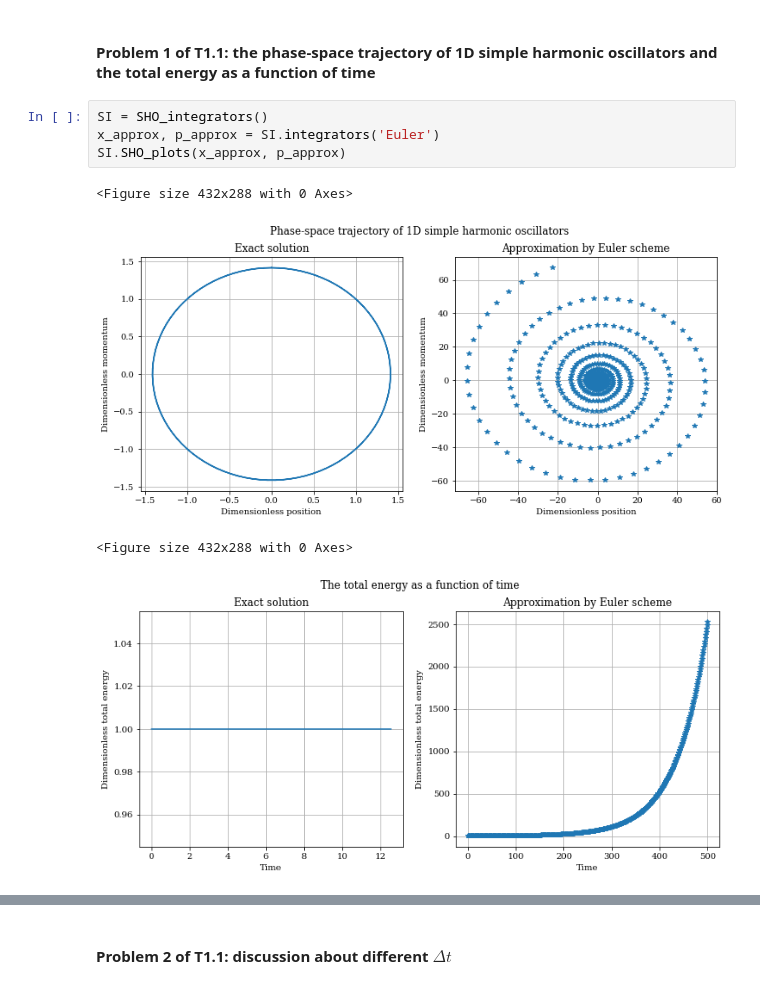
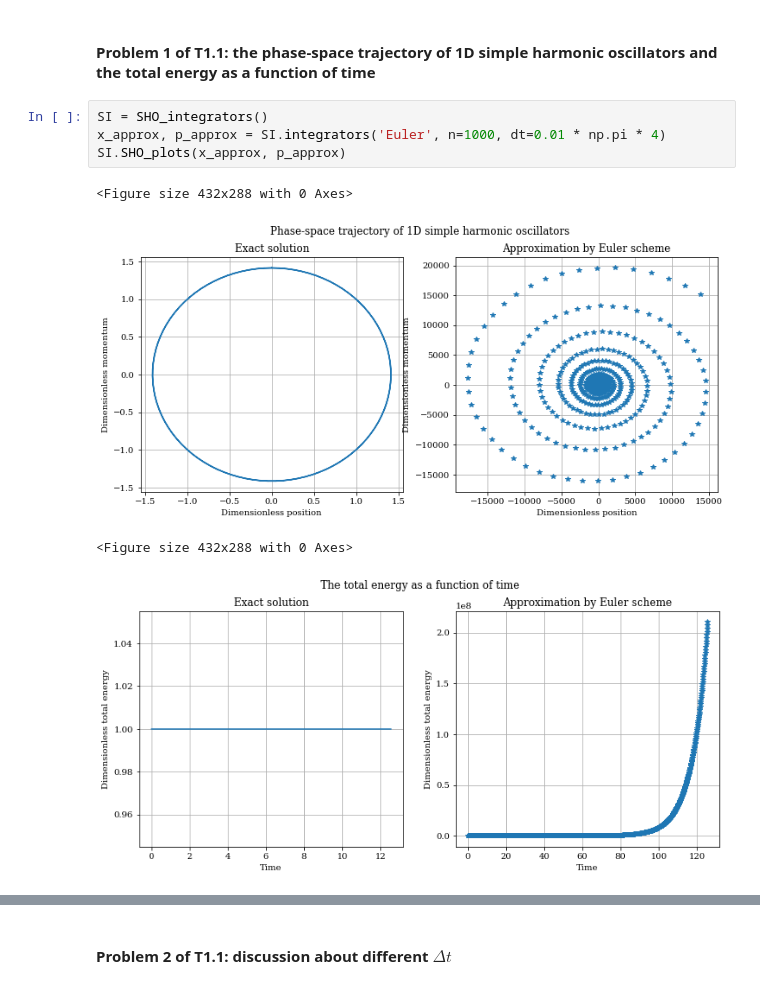
Before and after one commit to wehs7661/CompPhys, a Jupyter notebook: Tutorial_01.ipynb, the cells around one changed output, grey strips where cells are left out. Saved outputs shown, nothing was run; the diff lists cells and outputs as text.

```diff
--- a/Tutorial_01.ipynb
+++ b/Tutorial_01.ipynb
@@ -165,11 +174,11 @@ class SHO_integrators:
 #### Problem 1 of T1.1: the phase-space trajectory of 1D simple harmonic oscillators and the total energy as a function of time
 # %%
 SI = SHO_integrators()
-x_approx, p_approx = SI.integrators('Euler')
+x_approx, p_approx = SI.integrators('Euler', n=1000, dt=0.01 * np.pi * 4)
 SI.SHO_plots(x_approx, p_approx)
 # %% [output]
 <Figure size 432x288 with 0 Axes>
-[figure, old version]
+[figure, new version]
 <Figure size 432x288 with 0 Axes>
-[figure, old version]
+[figure, new version]
 # %% [markdown]
```
Also changed, not shown: parts of 21 cells of this notebook.
